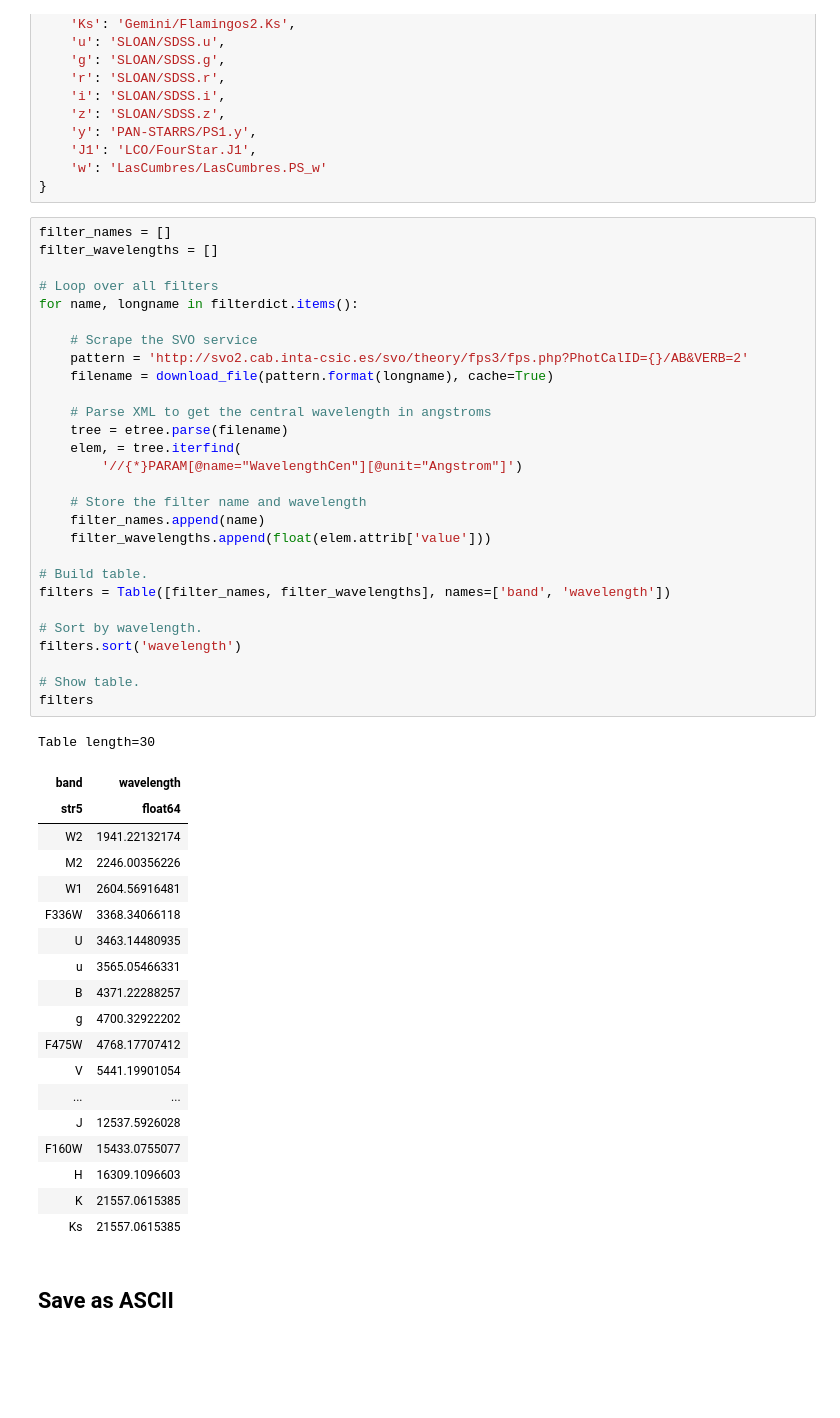
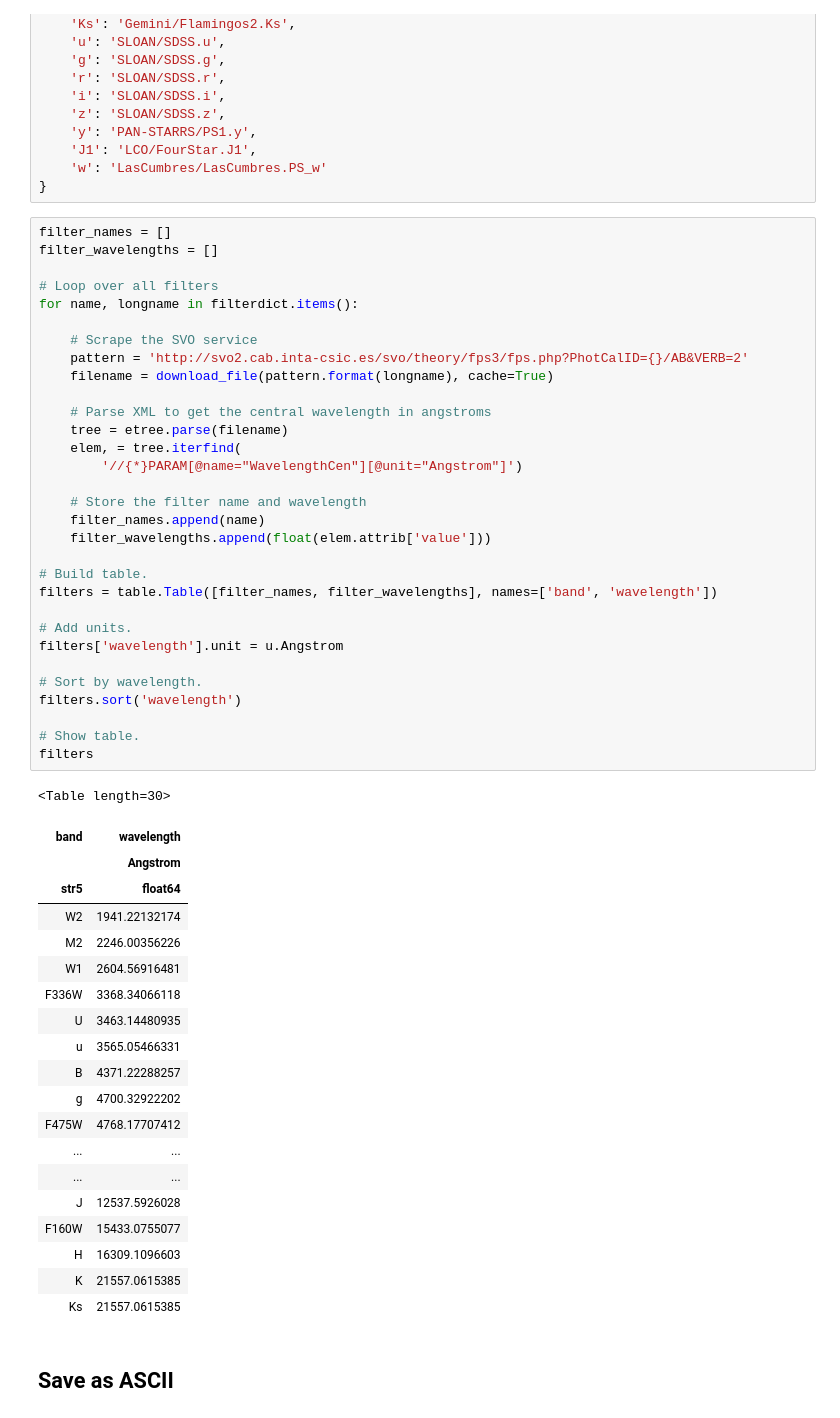
Before and after one commit to lpsinger/grad-map-ww-2018-GW170817, a Jupyter notebook: 2-Filter-Wavelengths.ipynb, the cells around one changed output. Drawn from its saved outputs; the diff is of its cells as text; blank space fills up the shorter version.

```diff
--- a/2-Filter-Wavelengths.ipynb
+++ b/2-Filter-Wavelengths.ipynb
@@ -49,34 +52,38 @@ filterdict = {
 # %%
 filter_names = []
 filter_wavelengths = []
 
 # Loop over all filters
 for name, longname in filterdict.items():
 
     # Scrape the SVO service
     pattern = 'http://svo2.cab.inta-csic.es/svo/theory/fps3/fps.php?PhotCalID={}/AB&VERB=2'
     filename = download_file(pattern.format(longname), cache=True)
 
     # Parse XML to get the central wavelength in angstroms
     tree = etree.parse(filename)
     elem, = tree.iterfind(
         '//{*}PARAM[@name="WavelengthCen"][@unit="Angstrom"]')
 
     # Store the filter name and wavelength
     filter_names.append(name)
     filter_wavelengths.append(float(elem.attrib['value']))
 
 # Build table.
-filters = Table([filter_names, filter_wavelengths], names=['band', 'wavelength'])
+filters = table.Table([filter_names, filter_wavelengths], names=['band', 'wavelength'])
+
+# Add units.
+filters['wavelength'].unit = u.Angstrom
 
 # Sort by wavelength.
 filters.sort('wavelength')
 
 # Show table.
 filters
 # %% [output]
-Table length=30
+<Table length=30>
 | band | wavelength |
+|  | Angstrom |
 | str5 | float64 |
 | W2 | 1941.22132174 |
 | M2 | 2246.00356226 |
@@ -87,7 +94,7 @@ Table length=30
 | B | 4371.22288257 |
 | g | 4700.32922202 |
 | F475W | 4768.17707412 |
-| V | 5441.19901054 |
+| ... | ... |
 | ... | ... |
 | J | 12537.5926028 |
 | F160W | 15433.0755077 |
```
Also changed, not shown: parts of 2 cells of this notebook, 7 other files.
